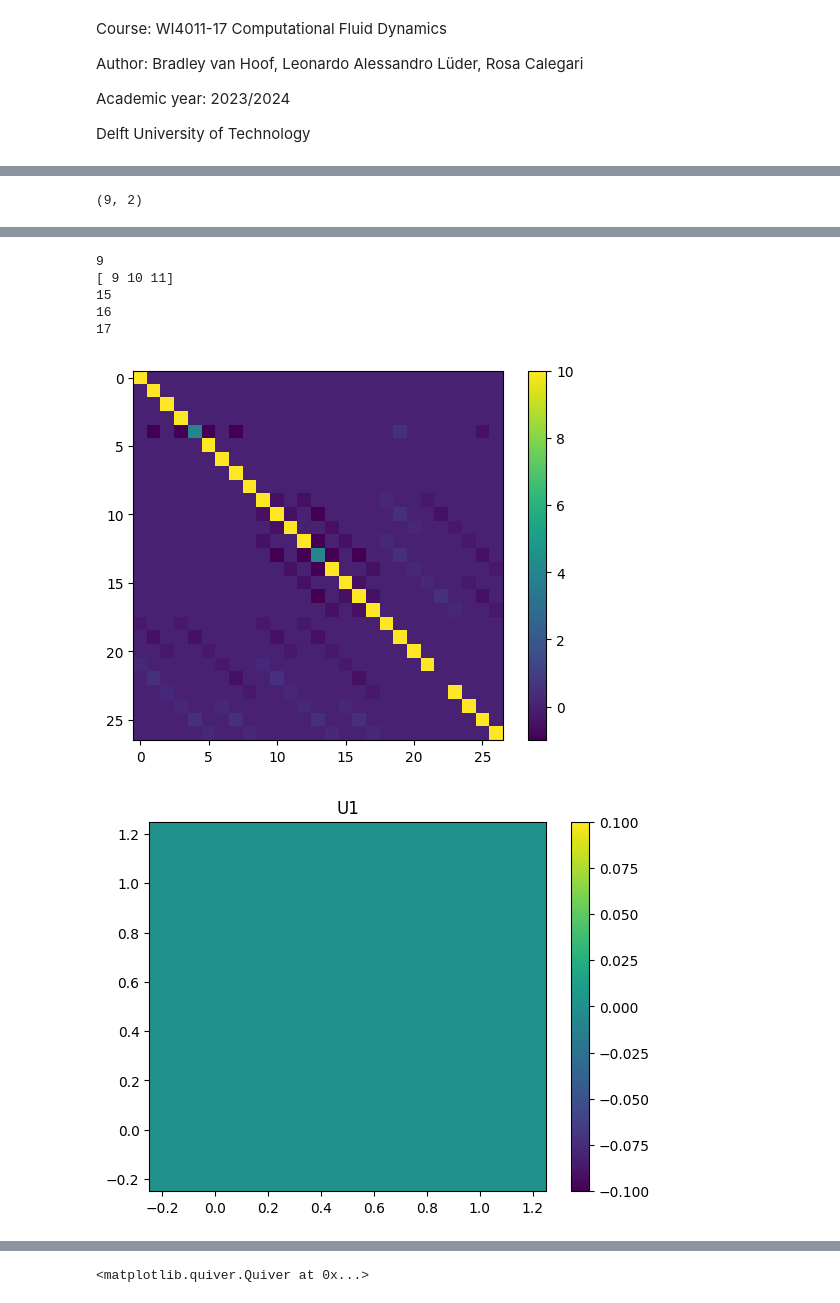
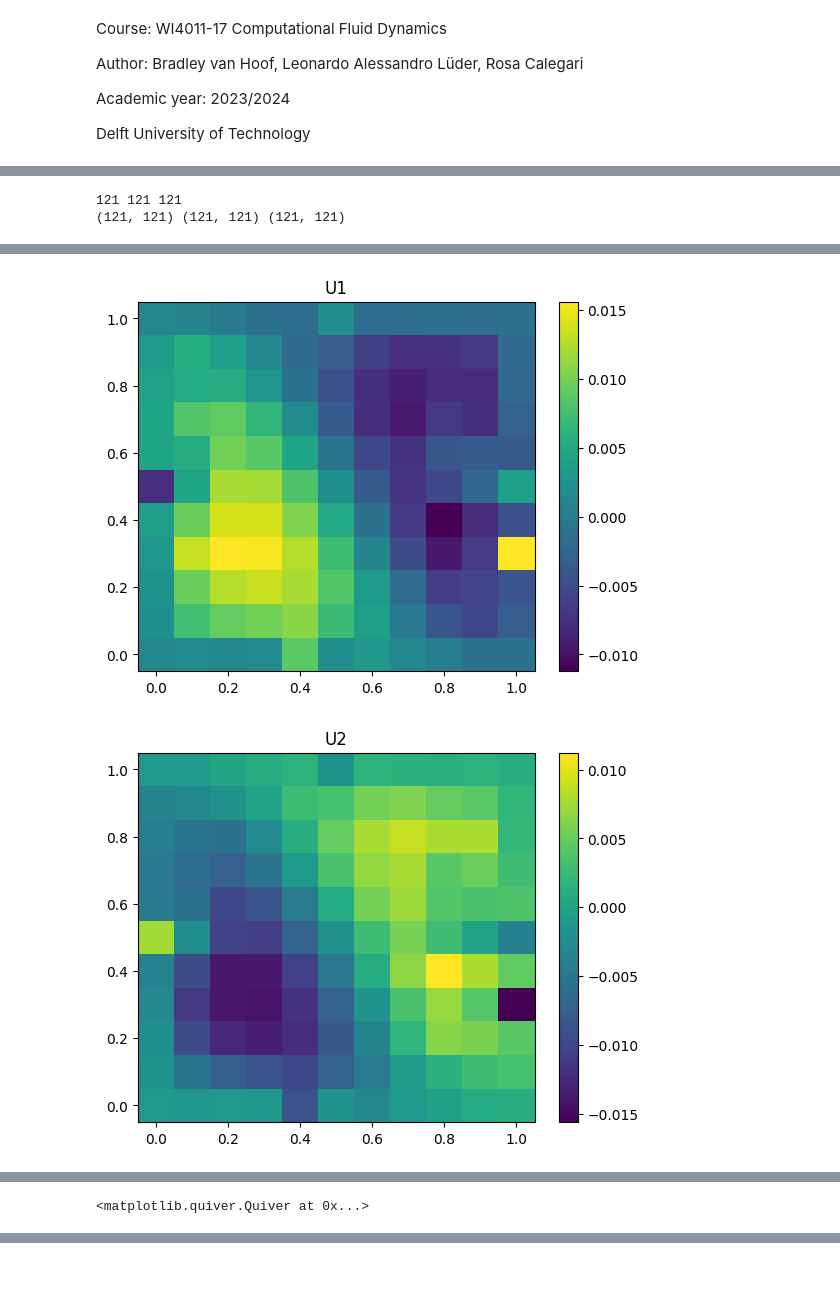
Before and after one commit to LeoderProfi/CFD_Project1, a Jupyter notebook: CFD_Pro_1.ipynb, the cells around one changed output, grey strips where cells are left out. Drawn from its saved outputs; the diff is of its cells as text; code cells hidden in the pictures; blank space fills up the shorter version.

```diff
--- a/CFD_Pro_1.ipynb
+++ b/CFD_Pro_1.ipynb
@@ -230,12 +232,12 @@ def solve_Stokes(f_1, f_2, g, phi_left, phi_right, phi_bottom, phi_top, n_cells_
     #G = scipy.sparse.bmat([[G1], [G2]])
     #S = scipy.sparse.bmat([[A, -G], [G.T, None]]).tocsr()
 
-
     #rhs
     F1, F2, F3= compute_forcing_term_2D(f_1, f_2, g, vertices, cells)
+    print(len(F1), len(F2), len(F3))
+    print(A1A2.shape, G1.shape, G2.shape)
     F = numpy.hstack([F1, F2, F3])
     multiplier = (n_cells_x + 1)*(n_cells_y + 1)
-    print(multiplier)
     if False:
         # Include the boundary conditions
         # Left boundary
@@ -275,7 +277,7 @@ def solve_Stokes(f_1, f_2, g, phi_left, phi_right, phi_bottom, phi_top, n_cells_
         for basis_idx in left_basis_indices:
             S[basis_idx, basis_idx] = 1.0
             F[basis_idx] = phi_top  # note that phi_top is contant, if not, this needs to be changed
-    elif True:
+    elif False:
         # Include the boundary conditions
         # Left boundary
         i_idx = numpy.zeros(n_cells_y + 1, dtype=numpy.int64)
@@ -309,7 +311,6 @@ def solve_Stokes(f_1, f_2, g, phi_left, phi_right, phi_bottom, phi_top, n_cells_
         j_idx = numpy.zeros(n_cells_x + 1, dtype=numpy.int64)
         left_basis_indices = i_idx + (n_cells_x + 1)*j_idx
         S[left_basis_indices, :] = 0.0
-        print(left_basis_indices+multiplier)
         for basis_idx in left_basis_indices:
             S[basis_idx, basis_idx] = 1.0
             S[basis_idx+multiplier, basis_idx+multiplier] = 1.0
@@ -329,11 +330,9 @@ def solve_Stokes(f_1, f_2, g, phi_left, phi_right, phi_bottom, phi_top, n_cells_
             S[basis_idx +multiplier, basis_idx+multiplier] = 1.0
             S[basis_idx+2*multiplier, basis_idx+2*multiplier] = 1.0
             F[basis_idx] = phi_top  # note that phi_top is contant, if not, this needs to be changed
-            print(basis_idx+multiplier)
             F[basis_idx+multiplier] = phi_top  # note that phi_top is contant, if not, this needs to be changed
             F[basis_idx+2*multiplier] = phi_top  # note that phi_top is contant, if not, this needs to be changed
     else:
-      # Include the boundary conditions
         # Left boundary
         i_idx = numpy.zeros(n_cells_y + 1, dtype=numpy.int64)
         j_idx = numpy.arange(0, n_cells_y + 1)
@@ -347,7 +346,7 @@ def solve_Stokes(f_1, f_2, g, phi_left, phi_right, phi_bottom, phi_top, n_cells_
             G2[basis_idx, basis_idx] = 1.0
             F1[basis_idx] = phi_left
             F2[basis_idx] = phi_left
-            F3[basis_idx] = phi_left
+            F3[basis_idx] = 1.0
 
         # Right boundary
         i_idx = n_cells_x*numpy.ones(n_cells_y + 1, dtype=numpy.int64)
@@ -362,7 +361,7 @@ def solve_Stokes(f_1, f_2, g, phi_left, phi_right, phi_bottom, phi_top, n_cells_
             G2[basis_idx, basis_idx] = 1.0
             F1[basis_idx] = phi_right
             F2[basis_idx] = phi_left
-            F3[basis_idx] = phi_left
+            F3[basis_idx] = 1.0
 
         # Bottom boundary
         i_idx = numpy.arange(0, n_cells_x + 1)
@@ -377,7 +376,7 @@ def solve_Stokes(f_1, f_2, g, phi_left, phi_right, phi_bottom, phi_top, n_cells_
             G2[basis_idx, basis_idx] = 1.0
             F1[basis_idx] = phi_left
             F2[basis_idx] = phi_left
-            F3[basis_idx] = phi_left
+            F3[basis_idx] = 1.0
 
         # Top boundary
         i_idx = numpy.arange(0, n_cells_x + 1)
@@ -392,7 +391,15 @@ def solve_Stokes(f_1, f_2, g, phi_left, phi_right, phi_bottom, phi_top, n_cells_
             G2[basis_idx, basis_idx] = 1.0
             F1[basis_idx] = phi_left
             F2[basis_idx] = phi_left
-            F3[basis_idx] = phi_left
+            F3[basis_idx] = 1.0
+
+        A = scipy.sparse.bmat([[A1A2, None], [None, A1A2]])
+        G = scipy.sparse.bmat([[G1], [G2]])
+        S = scipy.sparse.bmat([[A, -G], [G.T, None]]).tocsr()
+
+    plt.imshow(S.todense())
+    plt.colorbar()
+    plt.show()
 
     Solution = scipy.sparse.linalg.spsolve(S, F)
 
@@ -404,8 +411,7 @@ x_max = 1.0
 y_min = 0.0
 y_max = 1.0
 
-cellnr = 2
-
+cellnr = 10
 
 n_cells_x = cellnr  # Question's mesh
 n_cells_y = cellnr  # Question's mesh
@@ -441,7 +447,7 @@ plt.colorbar()
 plt.title("P")
 plt.show()
 
-
 plt.quiver(x, y, u1, u2, scale=0.1, scale_units='xy', angles='xy')
 # %% [output]
-(9, 2)
+121 121 121
+(121, 121) (121, 121) (121, 121)
@@ -449,7 +455,2 @@ plt.quiver(x, y, u1, u2, scale=0.1, scale_units='xy', angles='xy')
-9
-[ 9 10 11]
-15
-16
-17
-[figure, old version]
+[figure, new version]
-[figure, old version]
+[figure, new version]
@@ -456,0 +458 @@ plt.quiver(x, y, u1, u2, scale=0.1, scale_units='xy', angles='xy')
+<matplotlib.quiver.Quiver at 0x...>
@@ -458 +459,0 @@ plt.quiver(x, y, u1, u2, scale=0.1, scale_units='xy', angles='xy')
-<matplotlib.quiver.Quiver at 0x...>
```
Also changed, not shown: parts of 4 cells of this notebook.
